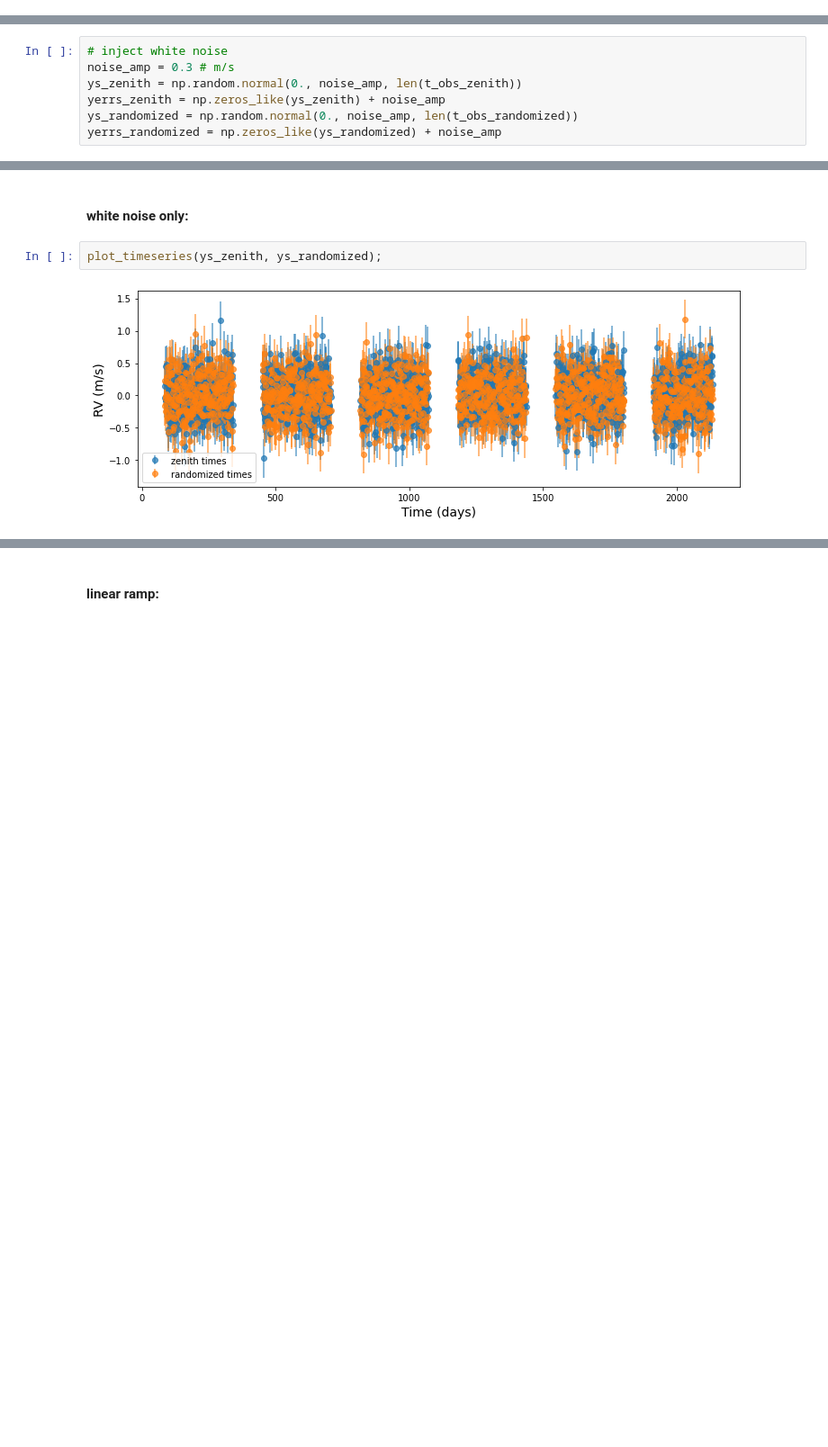
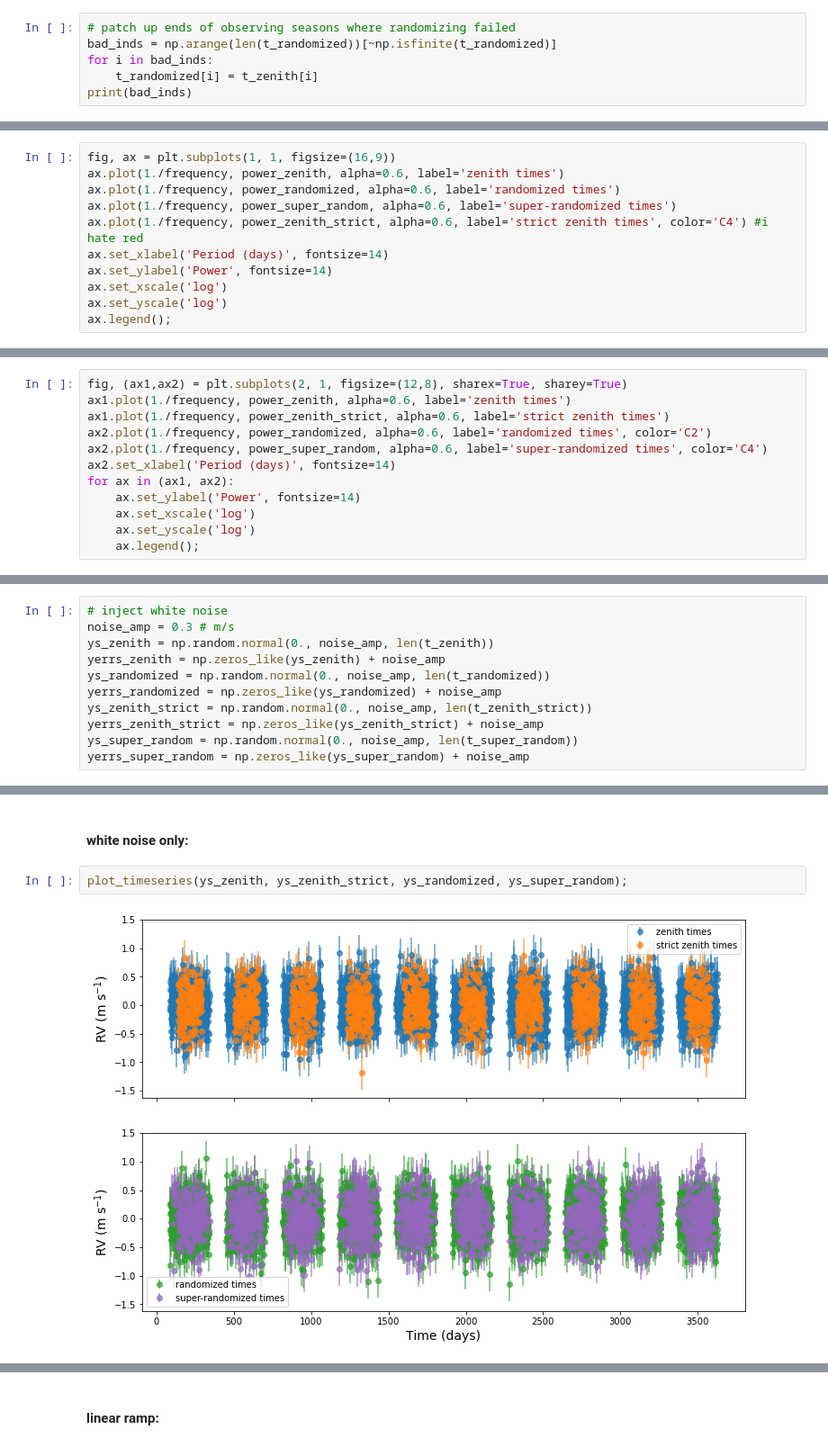
Before and after one commit to megbedell/thethethe, a Jupyter notebook: cadence/02-periodograms.ipynb, the cells around one changed output, grey strips where cells are left out. Shown at 90% size. Drawn from its saved outputs; the diff is of its cells as text; blank space fills up the shorter version.

Commit message:
periodograms of every scheme

```diff
--- a/cadence/02-periodograms.ipynb
+++ b/cadence/02-periodograms.ipynb
@@ -19,0 +24,6 @@ t_obs_randomized = t_obs_randomized[:1500]
+# %%
+# patch up ends of observing seasons where randomizing failed
+bad_inds = np.arange(len(t_randomized))[~np.isfinite(t_randomized)]
+for i in bad_inds:
+    t_randomized[i] = t_zenith[i]
+print(bad_inds)
@@ -53,0 +85,11 @@ plt.legend();
+# %%
+fig, ax = plt.subplots(1, 1, figsize=(16,9))
+ax.plot(1./frequency, power_zenith, alpha=0.6, label='zenith times')
+ax.plot(1./frequency, power_randomized, alpha=0.6, label='randomized times')
+ax.plot(1./frequency, power_super_random, alpha=0.6, label='super-randomized times')
+ax.plot(1./frequency, power_zenith_strict, alpha=0.6, label='strict zenith times', color='C4') #i hate red
+ax.set_xlabel('Period (days)', fontsize=14)
+ax.set_ylabel('Power', fontsize=14)
+ax.set_xscale('log')
+ax.set_yscale('log')
+ax.legend();
@@ -53,0 +98,12 @@ plt.legend();
+# %%
+fig, (ax1,ax2) = plt.subplots(2, 1, figsize=(12,8), sharex=True, sharey=True)
+ax1.plot(1./frequency, power_zenith, alpha=0.6, label='zenith times')
+ax1.plot(1./frequency, power_zenith_strict, alpha=0.6, label='strict zenith times')
+ax2.plot(1./frequency, power_randomized, alpha=0.6, label='randomized times', color='C2')
+ax2.plot(1./frequency, power_super_random, alpha=0.6, label='super-randomized times', color='C4')
+ax2.set_xlabel('Period (days)', fontsize=14)
+for ax in (ax1, ax2):
+    ax.set_ylabel('Power', fontsize=14)
+    ax.set_xscale('log')
+    ax.set_yscale('log')
+    ax.legend();
@@ -65,8 +123,12 @@ Add white noise + correlated calibration drifts that are below the level of the
 # %%
 # inject white noise
 noise_amp = 0.3 # m/s
-ys_zenith = np.random.normal(0., noise_amp, len(t_obs_zenith))
+ys_zenith = np.random.normal(0., noise_amp, len(t_zenith))
 yerrs_zenith = np.zeros_like(ys_zenith) + noise_amp
-ys_randomized = np.random.normal(0., noise_amp, len(t_obs_randomized))
+ys_randomized = np.random.normal(0., noise_amp, len(t_randomized))
 yerrs_randomized = np.zeros_like(ys_randomized) + noise_amp
+ys_zenith_strict = np.random.normal(0., noise_amp, len(t_zenith_strict))
+yerrs_zenith_strict = np.zeros_like(ys_zenith_strict) + noise_amp
+ys_super_random = np.random.normal(0., noise_amp, len(t_super_random))
+yerrs_super_random = np.zeros_like(ys_super_random) + noise_amp
 # %%
@@ -96,7 +173,7 @@ def plot_timeseries(ys_zenith, ys_randomized):
 # %% [markdown]
 #### white noise only:
 # %%
-plot_timeseries(ys_zenith, ys_randomized);
+plot_timeseries(ys_zenith, ys_zenith_strict, ys_randomized, ys_super_random);
 # %% [output]
-[figure, old version]
+[figure, new version]
 # %%
```
Also changed, not shown: parts of 21 cells of this notebook, 1 other file.
